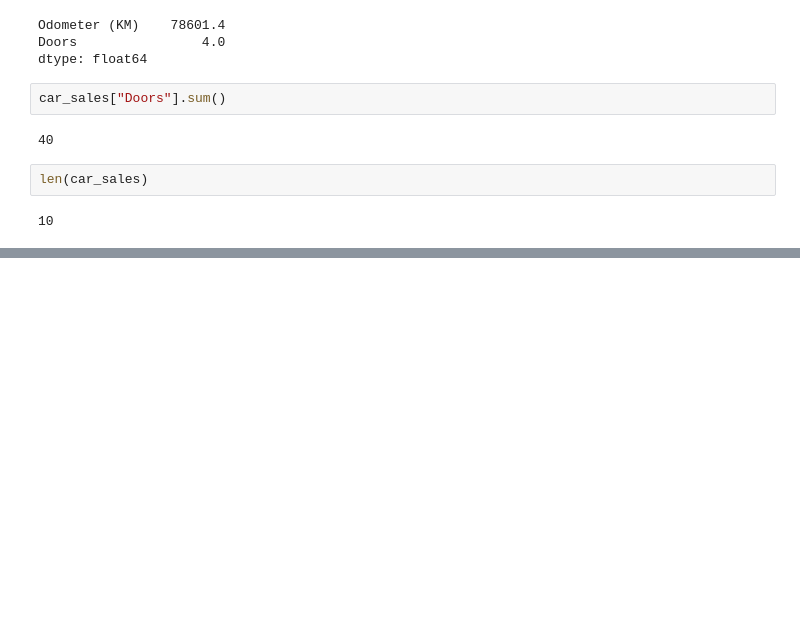
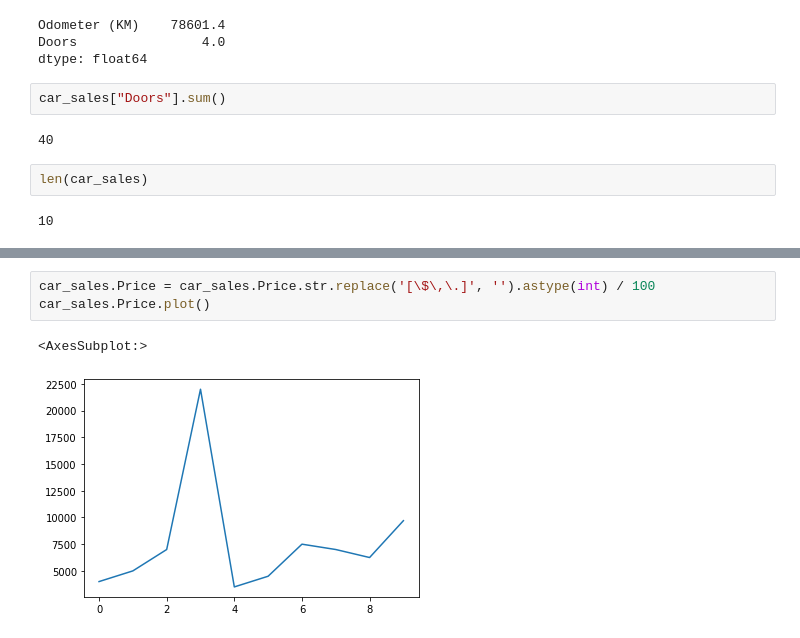
Before and after one commit to rajihawa/machine-learning-drafts, a Jupyter notebook: pandas/pandas_playground.ipynb, the cells around one changed output, grey strips where cells are left out. Drawn from its saved outputs; the diff is of its cells as text; blank space fills up the shorter version.

```diff
--- a/pandas/pandas_playground.ipynb
+++ b/pandas/pandas_playground.ipynb
@@ -128,0 +278,6 @@ len(car_sales)
+# %%
+car_sales.Price = car_sales.Price.str.replace('[\$\,\.]', '').astype(int) / 100
+car_sales.Price.plot()
+# %% [output]
+<AxesSubplot:>
+[figure, added]
```
Also changed, not shown: parts of 20 cells of this notebook.
